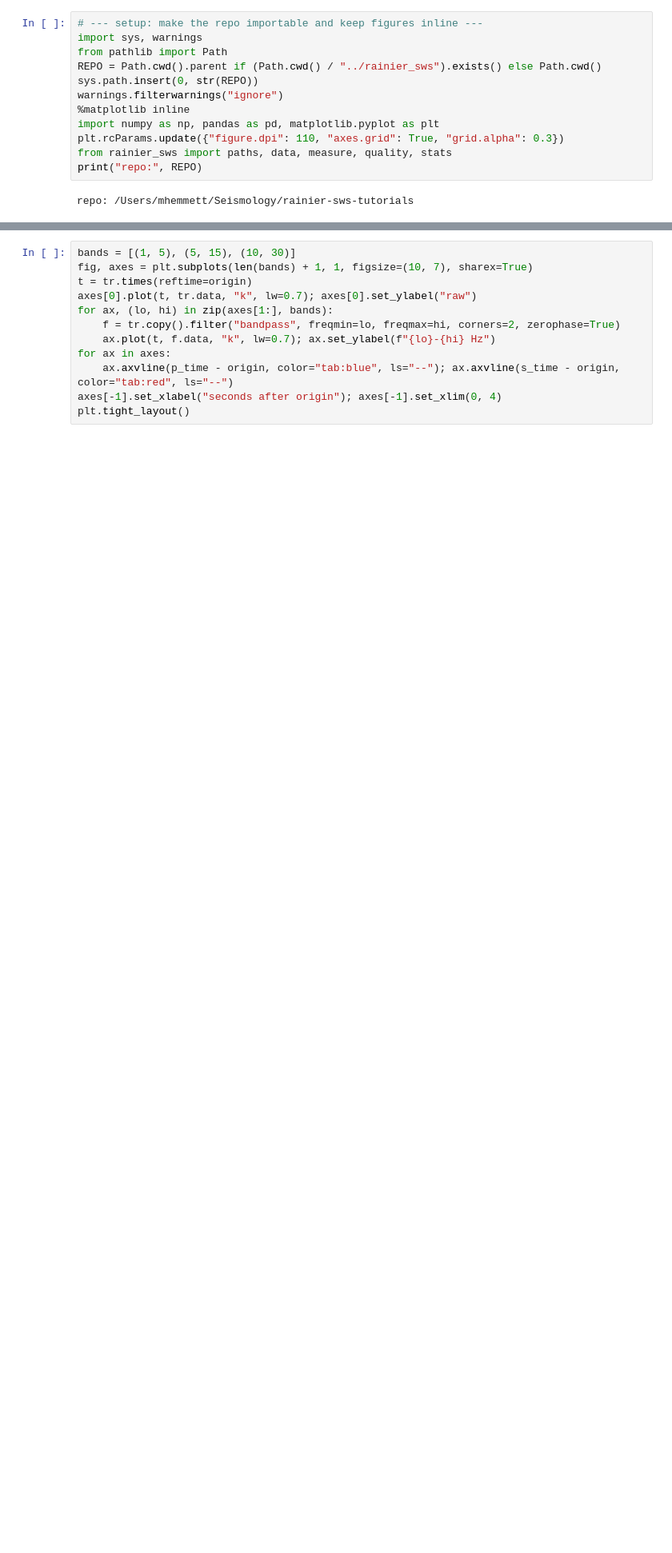
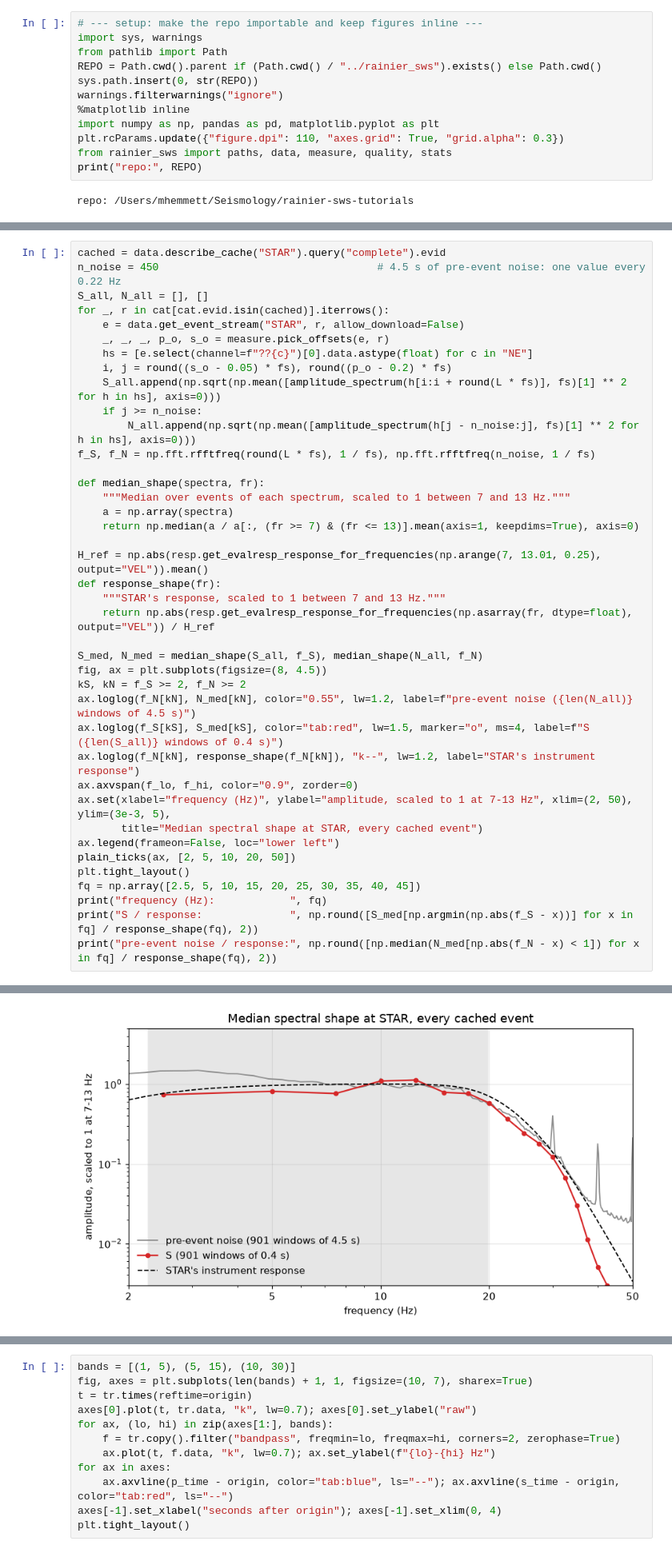
Before and after one commit to mhemmett/rainier-sws-tutorials, a Jupyter notebook: notebooks/03_filtering_spectra_snr.ipynb, the cells around one changed output, grey strips where cells are left out. Shown at 80% size. Drawn from its saved outputs; the diff is of its cells as text; blank space fills up the shorter version.

```diff
--- a/notebooks/03_filtering_spectra_snr.ipynb
+++ b/notebooks/03_filtering_spectra_snr.ipynb
@@ -55,0 +196,41 @@ ObsPy wraps scipy's Butterworth design. `corners` is the filter order; `zerophas
+# %%
+cached = data.describe_cache("STAR").query("complete").evid
+n_noise = 450                                   # 4.5 s of pre-event noise: one value every 0.22 Hz
+S_all, N_all = [], []
+for _, r in cat[cat.evid.isin(cached)].iterrows():
+    e = data.get_event_stream("STAR", r, allow_download=False)
+    _, _, _, p_o, s_o = measure.pick_offsets(e, r)
+    hs = [e.select(channel=f"??{c}")[0].data.astype(float) for c in "NE"]
+    i, j = round((s_o - 0.05) * fs), round((p_o - 0.2) * fs)
+    S_all.append(np.sqrt(np.mean([amplitude_spectrum(h[i:i + round(L * fs)], fs)[1] ** 2 for h in hs], axis=0)))
+    if j >= n_noise:
+        N_all.append(np.sqrt(np.mean([amplitude_spectrum(h[j - n_noise:j], fs)[1] ** 2 for h in hs], axis=0)))
+f_S, f_N = np.fft.rfftfreq(round(L * fs), 1 / fs), np.fft.rfftfreq(n_noise, 1 / fs)
+
+def median_shape(spectra, fr):
+    """Median over events of each spectrum, scaled to 1 between 7 and 13 Hz."""
+    a = np.array(spectra)
+    return np.median(a / a[:, (fr >= 7) & (fr <= 13)].mean(axis=1, keepdims=True), axis=0)
+
+H_ref = np.abs(resp.get_evalresp_response_for_frequencies(np.arange(7, 13.01, 0.25), output="VEL")).mean()
+def response_shape(fr):
+    """STAR's response, scaled to 1 between 7 and 13 Hz."""
+    return np.abs(resp.get_evalresp_response_for_frequencies(np.asarray(fr, dtype=float), output="VEL")) / H_ref
+
+S_med, N_med = median_shape(S_all, f_S), median_shape(N_all, f_N)
+fig, ax = plt.subplots(figsize=(8, 4.5))
+kS, kN = f_S >= 2, f_N >= 2
+ax.loglog(f_N[kN], N_med[kN], color="0.55", lw=1.2, label=f"pre-event noise ({len(N_all)} windows of 4.5 s)")
+ax.loglog(f_S[kS], S_med[kS], color="tab:red", lw=1.5, marker="o", ms=4, label=f"S ({len(S_all)} windows of 0.4 s)")
+ax.loglog(f_N[kN], response_shape(f_N[kN]), "k--", lw=1.2, label="STAR's instrument response")
+ax.axvspan(f_lo, f_hi, color="0.9", zorder=0)
+ax.set(xlabel="frequency (Hz)", ylabel="amplitude, scaled to 1 at 7-13 Hz", xlim=(2, 50), ylim=(3e-3, 5),
+       title="Median spectral shape at STAR, every cached event")
+ax.legend(frameon=False, loc="lower left")
+plain_ticks(ax, [2, 5, 10, 20, 50])
+plt.tight_layout()
+fq = np.array([2.5, 5, 10, 15, 20, 25, 30, 35, 40, 45])
+print("frequency (Hz):            ", fq)
+print("S / response:              ", np.round([S_med[np.argmin(np.abs(f_S - x))] for x in fq] / response_shape(fq), 2))
+print("pre-event noise / response:", np.round([np.median(N_med[np.abs(f_N - x) < 1]) for x in fq] / response_shape(fq), 2))
+# %% [output]
@@ -55,0 +240 @@ ObsPy wraps scipy's Butterworth design. `corners` is the filter order; `zerophas
+[figure, added]
```
Also changed, not shown: parts of 69 cells of this notebook, 6 other files.
